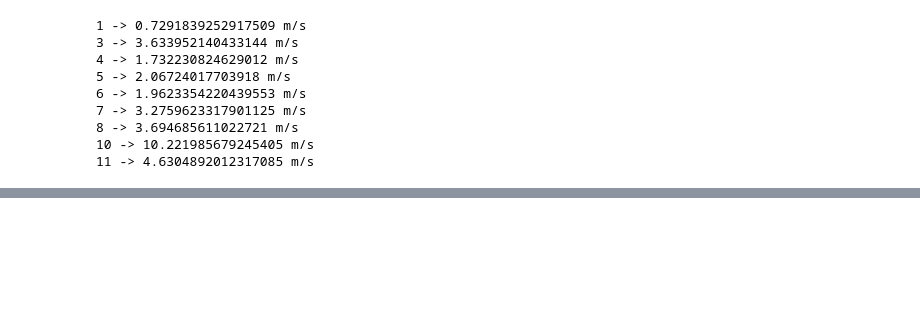
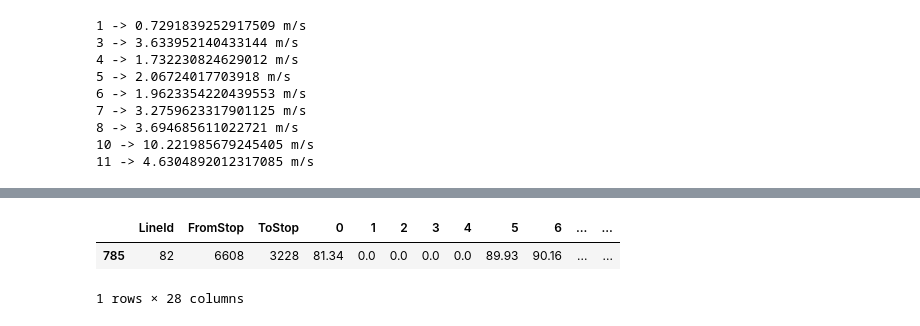
Before and after one commit to abroniewski/STIB-Hach-My-Ride, a Jupyter notebook: notebooks/assignment_4.ipynb, the cells around one changed output, grey strips where cells are left out. Cells and saved outputs as stored; diff of their text form; code cells hidden in the pictures; blank space fills up the shorter version.

```diff
--- a/notebooks/assignment_4.ipynb
+++ b/notebooks/assignment_4.ipynb
@@ -187,0 +293,7 @@ for track_id in tracks['TrackId'].unique():
+# %%
+fourtynine = stop_speed[stop_speed['LineId'] == 82]
+fourtynine[fourtynine['FromStop']==6608]
+# %% [output]
+|  | LineId | FromStop | ToStop | 0 | 1 | 2 | 3 | 4 | 5 | 6 | ... | ... |
+| 785 | 82 | 6608 | 3228 | 81.34 | 0.0 | 0.0 | 0.0 | 0.0 | 89.93 | 90.16 | ... | ... |
+1 rows × 28 columns
```
Also changed, not shown: parts of 13 cells of this notebook.
